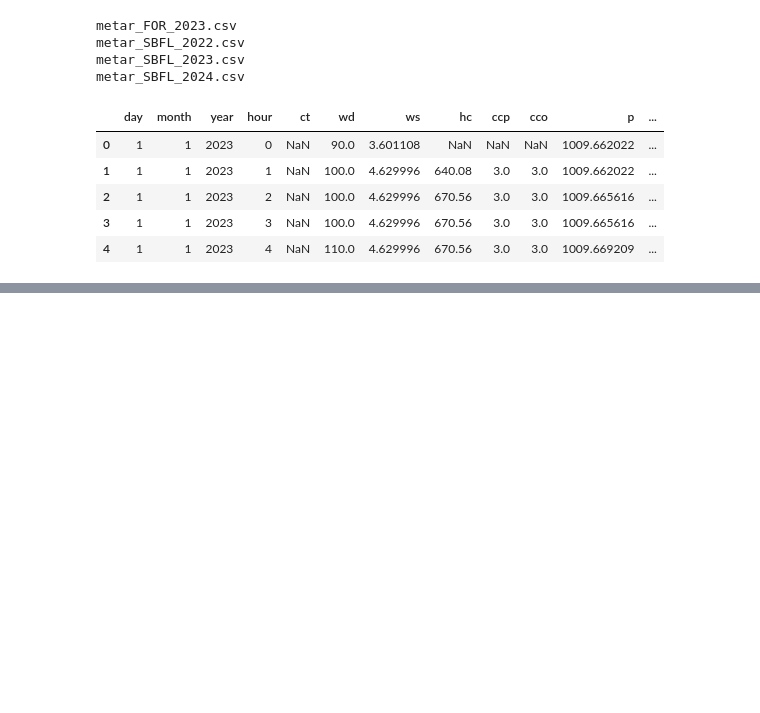
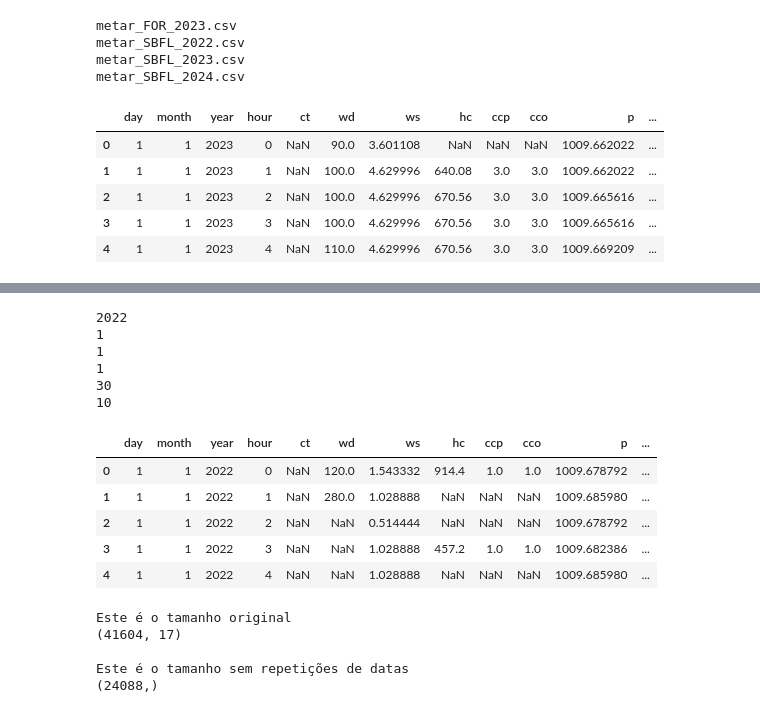
Before and after one commit to leohoinaski/ENS410064, a Jupyter notebook: 2024/notebooks/Aula03.ipynb, the cells around one changed output, grey strips where cells are left out. Drawn from its saved outputs; the diff is of its cells as text; code cells hidden in the pictures; blank space fills up the shorter version.

```diff
--- a/2024/notebooks/Aula03.ipynb
+++ b/2024/notebooks/Aula03.ipynb
@@ -160,0 +180,42 @@ SBFL
+# %%
+date = datetime.datetime(2022,1,1,1,30,10)
+print(date.year)
+print(date.month)
+print(date.day)
+print(date.hour)
+print(date.minute)
+print(date.second)
+# %% [output]
+2022
+1
+1
+1
+30
+10
+# %%
+# Criando uma coluna datetime no meu dataframe
+dataAll['datetime'] = pd.to_datetime(dataAll[['year','month','day','hour']])
+dataAll.head()
+# %% [output]
+|  | day | month | year | hour | ct | wd | ws | hc | ccp | cco | p | ... |
+| 0 | 1 | 1 | 2022 | 0 | NaN | 120.0 | 1.543332 | 914.4 | 1.0 | 1.0 | 1009.678792 | ... |
+| 1 | 1 | 1 | 2022 | 1 | NaN | 280.0 | 1.028888 | NaN | NaN | NaN | 1009.685980 | ... |
+| 2 | 1 | 1 | 2022 | 2 | NaN | NaN | 0.514444 | NaN | NaN | NaN | 1009.678792 | ... |
+| 3 | 1 | 1 | 2022 | 3 | NaN | NaN | 1.028888 | 457.2 | 1.0 | 1.0 | 1009.682386 | ... |
+| 4 | 1 | 1 | 2022 | 4 | NaN | NaN | 1.028888 | NaN | NaN | NaN | 1009.685980 | ... |
+# %%
+# Verificando tamanho da variável dataAll com e sem repetições
+
+# tamanho original
+print('Este é o tamanho original')
+print(dataAll.shape)
+print('')
+
+print('Este é o tamanho sem repetições de datas')
+print(dataAll['datetime'].unique().shape)
+# %% [output]
+Este é o tamanho original
+(41604, 17)
+
+Este é o tamanho sem repetições de datas
+(24088,)
```
Also changed, not shown: parts of 8 cells of this notebook, 1 other file.
